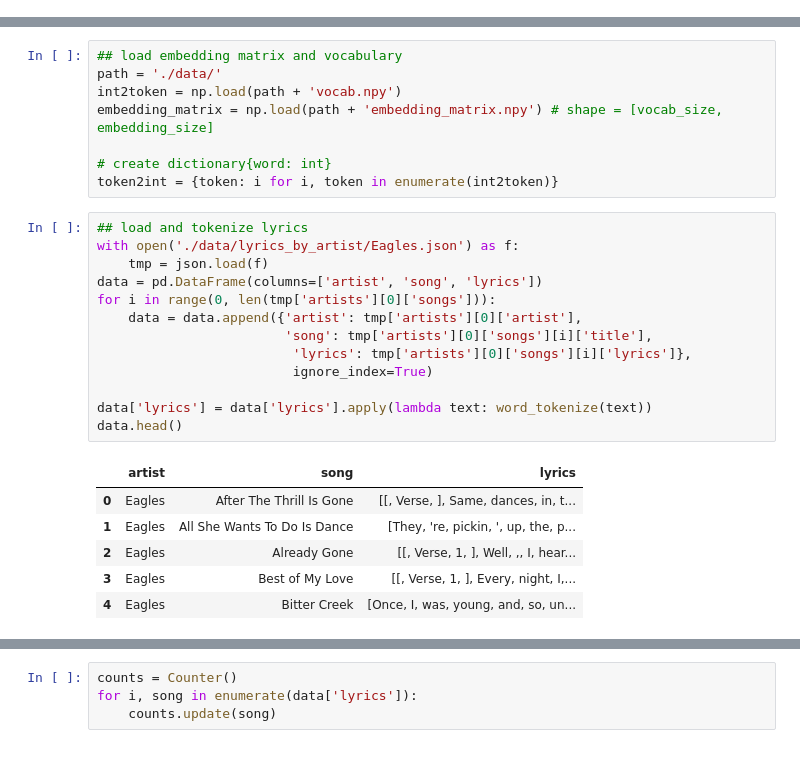
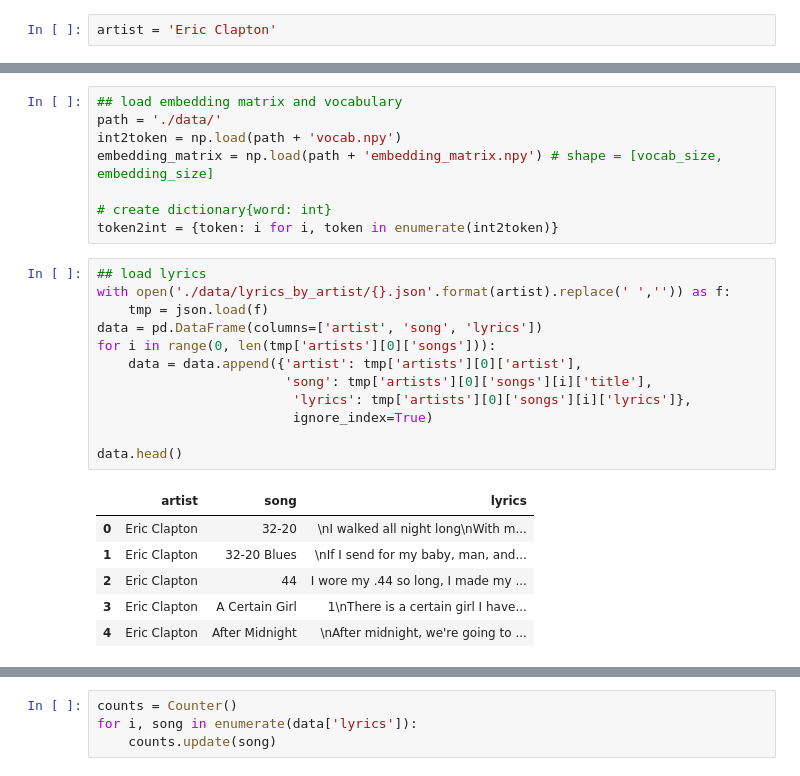
Before and after one commit to hhkarimi/generate_lyrics, a Jupyter notebook: notebooks/train_model.ipynb, the cells around one changed output, grey strips where cells are left out. Saved outputs shown, nothing was run; the diff lists cells and outputs as text.

```diff
--- a/notebooks/train_model.ipynb
+++ b/notebooks/train_model.ipynb
@@ -1,3 +1,5 @@
+# %%
+artist = 'Eric Clapton'
 # %%
 ## based on:
 ## https://github.com/rasbt/python-machine-learning-book-2nd-edition/blob/master/code/ch16/ch16.ipynb
@@ -18,22 +21,21 @@ embedding_matrix = np.load(path + 'embedding_matrix.npy') # shape = [vocab_size,
 # create dictionary{word: int}
 token2int = {token: i for i, token in enumerate(int2token)}
 # %%
-## load and tokenize lyrics
-with open('./data/lyrics_by_artist/Eagles.json') as f:
+## load lyrics
+with open('./data/lyrics_by_artist/{}.json'.format(artist).replace(' ','')) as f:
     tmp = json.load(f)
 data = pd.DataFrame(columns=['artist', 'song', 'lyrics'])
 for i in range(0, len(tmp['artists'][0]['songs'])):
     data = data.append({'artist': tmp['artists'][0]['artist'],
                         'song': tmp['artists'][0]['songs'][i]['title'],
                          'lyrics': tmp['artists'][0]['songs'][i]['lyrics']},
                          ignore_index=True)
 
-data['lyrics'] = data['lyrics'].apply(lambda text: word_tokenize(text))
 data.head()
 # %% [output]
 |  | artist | song | lyrics |
-| 0 | Eagles | After The Thrill Is Gone | [[, Verse, ], Same, dances, in, t... |
-| 1 | Eagles | All She Wants To Do Is Dance | [They, 're, pickin, ', up, the, p... |
-| 2 | Eagles | Already Gone | [[, Verse, 1, ], Well, ,, I, hear... |
-| 3 | Eagles | Best of My Love | [[, Verse, 1, ], Every, night, I,... |
-| 4 | Eagles | Bitter Creek | [Once, I, was, young, and, so, un... |
+| 0 | Eric Clapton | 32-20 | \nI walked all night long\nWith m... |
+| 1 | Eric Clapton | 32-20 Blues | \nIf I send for my baby, man, and... |
+| 2 | Eric Clapton | 44 | I wore my .44 so long, I made my ... |
+| 3 | Eric Clapton | A Certain Girl | 1\nThere is a certain girl I have... |
+| 4 | Eric Clapton | After Midnight | \nAfter midnight, we're going to ... |
```
Also changed, not shown: parts of 12 cells of this notebook, 1 other file.
